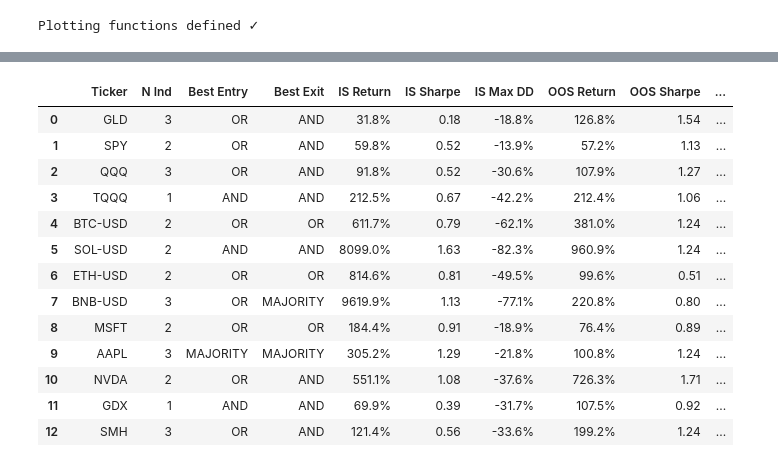
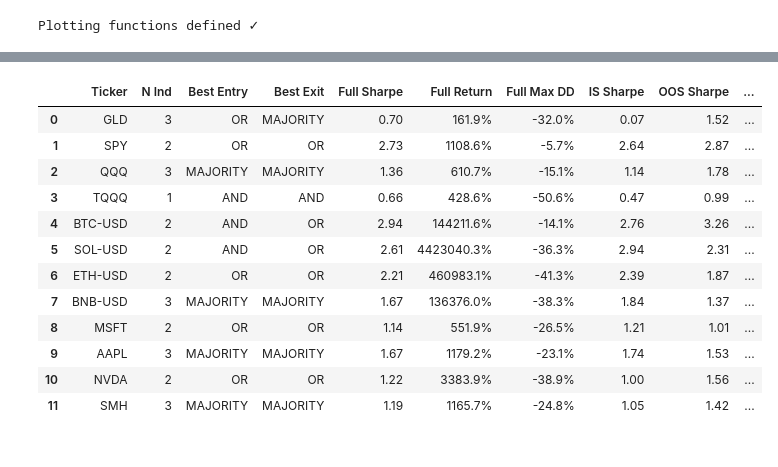
Before and after one commit to gordgoncompsidaytrading605/ensemble_backtester, a Jupyter notebook: ensemble_logic_test.ipynb, the cells around one changed output, grey strips where cells are left out. Saved outputs shown, nothing was run; the diff lists cells and outputs as text; code cells hidden in the pictures.

```diff
--- a/ensemble_logic_test.ipynb
+++ b/ensemble_logic_test.ipynb
@@ -34,7 +34,7 @@ TICKERS = [
     'MSFT', 'AAPL', 'NVDA', 'GDX', 'SMH'
 ]
 
-raw = yf.download(TICKERS, start='2017-01-01', end=OOS_END, auto_adjust=True)
+raw = yf.download(TICKERS, start='2018-01-01', end=OOS_END, auto_adjust=True)
 
 price_data = {}
 for ticker in TICKERS:
@@ -762,7 +886,5 @@ Full universe | Entry:AND  Exit:OR
 # %%
-# CELL 12 BEST COMBO PER TICKER
-# Finds the empirically best entry/exit logic per asset by OOS Sharpe.
-# Takes ~1-2 minutes.
+# CELL 12
 
 print('Finding best combination per ticker...\n' + '─'*70)
 
@@ -774,32 +896,35 @@ for t in TICKERS:
         print('skipped')
         continue
 
+    # ── Select on full-period Sharpe, not OOS Sharpe ──
     best_key = max(
         res,
-        key=lambda k: res[k]['oos']['sharpe']
-                      if pd.notna(res[k]['oos']['sharpe']) else -99
+        key=lambda k: res[k]['full']['sharpe']
+                      if pd.notna(res[k]['full']['sharpe']) else -99
     )
     r = res[best_key]
     entry, exit_ = best_key.split('/')
-    print(f'best={best_key}  OOS Sharpe={r["oos"]["sharpe"]:.2f}')
+    print(f'best={best_key}  Full Sharpe={r["full"]["sharpe"]:.2f}  '
+          f'OOS Sharpe={r["oos"]["sharpe"]:.2f}  '
+          f'Decay={r["is"]["sharpe"] - r["oos"]["sharpe"]:.2f}')
 
     best_rows.append({
-        'Ticker':       t,
-        'N Ind':        r['n_indicators'],
-        'Best Entry':   entry,
-        'Best Exit':    exit_,
-        'IS Return':    f"{r['is']['total_return']:.1%}",
-        'IS Sharpe':    f"{r['is']['sharpe']:.2f}",
-        'IS Max DD':    f"{r['is']['max_dd']:.1%}",
-        'OOS Return':   f"{r['oos']['total_return']:.1%}",
-        'OOS Sharpe':   f"{r['oos']['sharpe']:.2f}",
-        'OOS Max DD':   f"{r['oos']['max_dd']:.1%}",
-        'OOS Trades':   r['oos']['trades'],
-        'Sharpe Decay': f"{r['is']['sharpe'] - r['oos']['sharpe']:.2f}",
+        'Ticker':        t,
+        'N Ind':         r['n_indicators'],
+        'Best Entry':    entry,
+        'Best Exit':     exit_,
+        'Full Sharpe':   f"{r['full']['sharpe']:.2f}",
+        'Full Return':   f"{r['full']['total_return']:.1%}",
+        'Full Max DD':   f"{r['full']['max_dd']:.1%}",
+        'IS Sharpe':     f"{r['is']['sharpe']:.2f}",
+        'OOS Sharpe':    f"{r['oos']['sharpe']:.2f}",
+        'OOS Max DD':    f"{r['oos']['max_dd']:.1%}",
+        'OOS Trades/yr': r['oos']['trades_per_yr'],
+        'Sharpe Decay':  f"{r['is']['sharpe'] - r['oos']['sharpe']:.2f}",
     })
 
 if best_rows:
-    print('\n═══ Best Combination Per Ticker (by OOS Sharpe) ═══\n')
+    print('\n═══ Best Combination Per Ticker (by Full-Period Sharpe) ═══\n')
     display(pd.DataFrame(best_rows))
 # %% [output]
 Finding best combination per ticker...
@@ -822,14 +947,13 @@ Finding best combination per ticker...
-|  | Ticker | N Ind | Best Entry | Best Exit | IS Return | IS Sharpe | IS Max DD | OOS Return | OOS Sharpe | ... |
-| 0 | GLD | 3 | OR | AND | 31.8% | 0.18 | -18.8% | 126.8% | 1.54 | ... |
-| 1 | SPY | 2 | OR | AND | 59.8% | 0.52 | -13.9% | 57.2% | 1.13 | ... |
-| 2 | QQQ | 3 | OR | AND | 91.8% | 0.52 | -30.6% | 107.9% | 1.27 | ... |
-| 3 | TQQQ | 1 | AND | AND | 212.5% | 0.67 | -42.2% | 212.4% | 1.06 | ... |
-| 4 | BTC-USD | 2 | OR | OR | 611.7% | 0.79 | -62.1% | 381.0% | 1.24 | ... |
-| 5 | SOL-USD | 2 | AND | AND | 8099.0% | 1.63 | -82.3% | 960.9% | 1.24 | ... |
-| 6 | ETH-USD | 2 | OR | OR | 814.6% | 0.81 | -49.5% | 99.6% | 0.51 | ... |
-| 7 | BNB-USD | 3 | OR | MAJORITY | 9619.9% | 1.13 | -77.1% | 220.8% | 0.80 | ... |
-| 8 | MSFT | 2 | OR | OR | 184.4% | 0.91 | -18.9% | 76.4% | 0.89 | ... |
-| 9 | AAPL | 3 | MAJORITY | MAJORITY | 305.2% | 1.29 | -21.8% | 100.8% | 1.24 | ... |
-| 10 | NVDA | 2 | OR | AND | 551.1% | 1.08 | -37.6% | 726.3% | 1.71 | ... |
-| 11 | GDX | 1 | AND | AND | 69.9% | 0.39 | -31.7% | 107.5% | 0.92 | ... |
-| 12 | SMH | 3 | OR | AND | 121.4% | 0.56 | -33.6% | 199.2% | 1.24 | ... |
+|  | Ticker | N Ind | Best Entry | Best Exit | Full Sharpe | Full Return | Full Max DD | IS Sharpe | OOS Sharpe | ... |
+| 0 | GLD | 3 | OR | MAJORITY | 0.70 | 161.9% | -32.0% | 0.07 | 1.52 | ... |
+| 1 | SPY | 2 | OR | OR | 2.73 | 1108.6% | -5.7% | 2.64 | 2.87 | ... |
+| 2 | QQQ | 3 | MAJORITY | MAJORITY | 1.36 | 610.7% | -15.1% | 1.14 | 1.78 | ... |
+| 3 | TQQQ | 1 | AND | AND | 0.66 | 428.6% | -50.6% | 0.47 | 0.99 | ... |
+| 4 | BTC-USD | 2 | AND | OR | 2.94 | 144211.6% | -14.1% | 2.76 | 3.26 | ... |
+| 5 | SOL-USD | 2 | AND | OR | 2.61 | 4423040.3% | -36.3% | 2.94 | 2.31 | ... |
+| 6 | ETH-USD | 2 | OR | OR | 2.21 | 460983.1% | -41.3% | 2.39 | 1.87 | ... |
+| 7 | BNB-USD | 3 | MAJORITY | MAJORITY | 1.67 | 136376.0% | -38.3% | 1.84 | 1.37 | ... |
+| 8 | MSFT | 2 | OR | OR | 1.14 | 551.9% | -26.5% | 1.21 | 1.01 | ... |
+| 9 | AAPL | 3 | MAJORITY | MAJORITY | 1.67 | 1179.2% | -23.1% | 1.74 | 1.53 | ... |
+| 10 | NVDA | 2 | OR | OR | 1.22 | 3383.9% | -38.9% | 1.00 | 1.56 | ... |
+| 11 | SMH | 3 | MAJORITY | MAJORITY | 1.19 | 1165.7% | -24.8% | 1.05 | 1.42 | ... |
```
Also changed, not shown: parts of 8 cells of this notebook.
